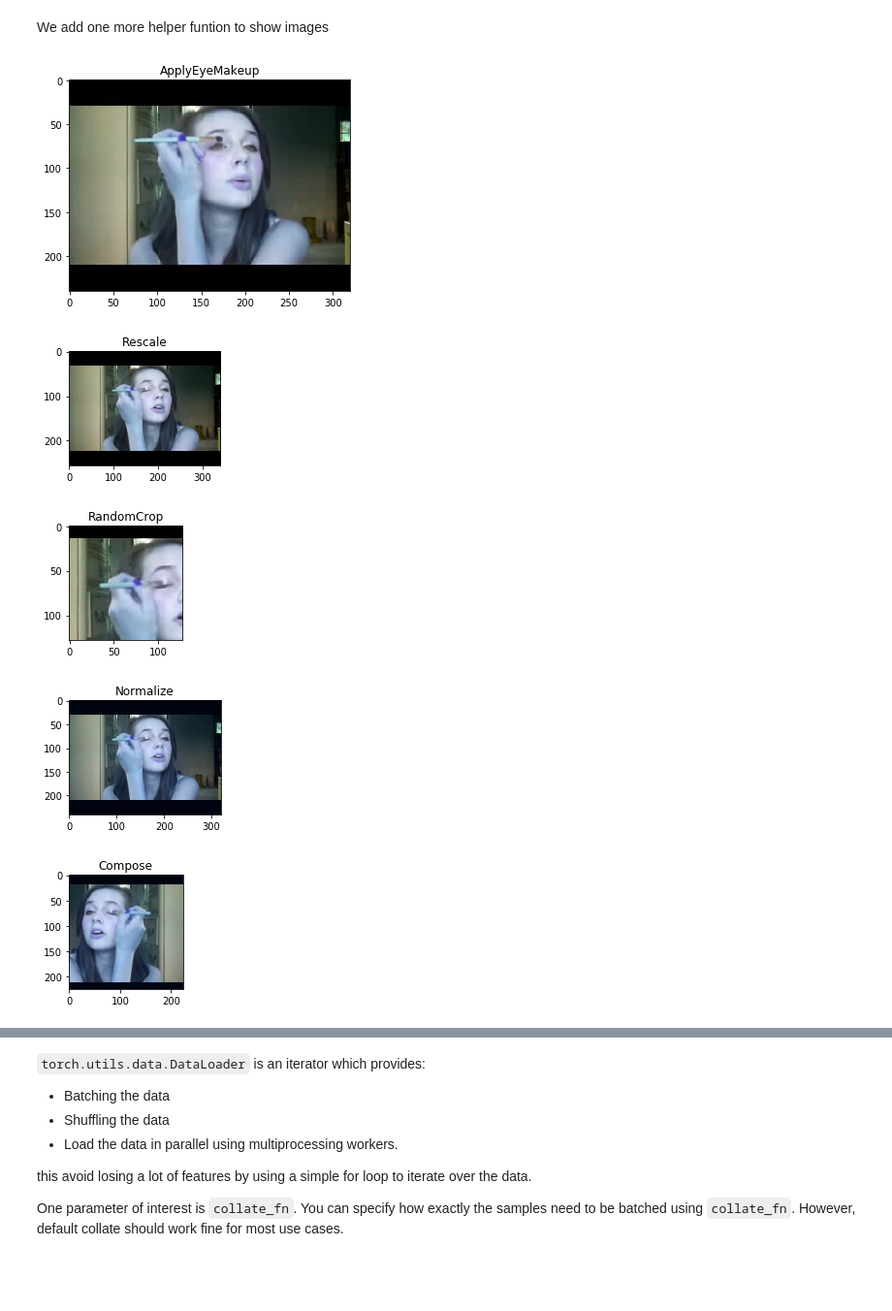
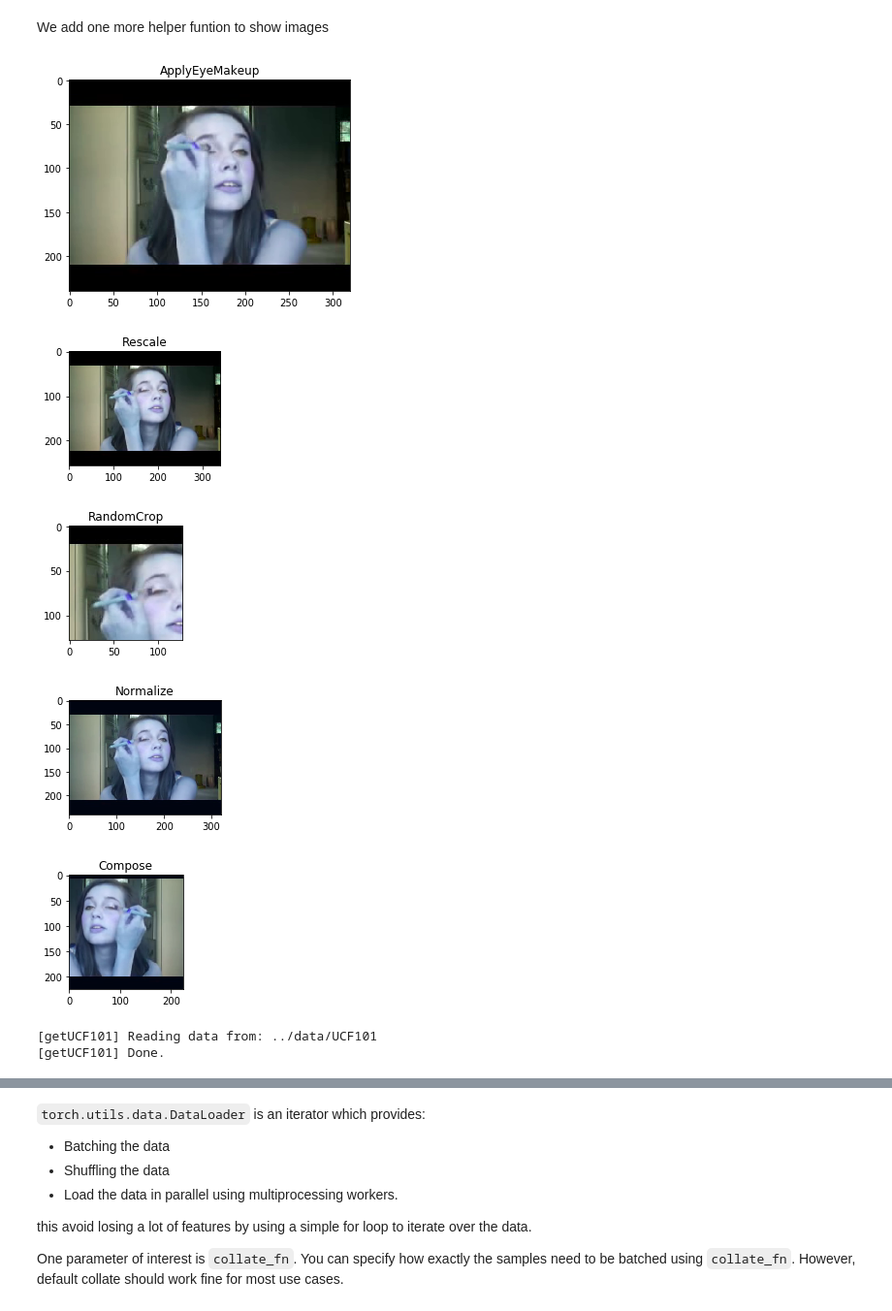
Before and after one commit to andreamunafo/friendly-robot, a Jupyter notebook: notebooks/09-action-detection-and-classification-in-videos.ipynb, the cells around one changed output, grey strips where cells are left out. Shown at 97% size. Cells and saved outputs as stored; diff of their text form; code cells hidden in the pictures; blank space fills up the shorter version.

Commit message:
Modify notebooks/09-action-detection-and-classification-in-videos.ipynb to be used on gcloud

```diff
--- a/notebooks/09-action-detection-and-classification-in-videos.ipynb
+++ b/notebooks/09-action-detection-and-classification-in-videos.ipynb
@@ -50 +63,7 @@ This function can be called with the location of the dataset
+# %%
+base_directory = pathlib.Path('../data/UCF101/')
+#base_directory.mkdir(parents=True, exist_ok=True)
+
+save_dir = pathlib.Path('../saved-mdls/09-action-detection-in-videos/')
+save_dir.mkdir(parents=True, exist_ok=True)
 # %%
@@ -132,7 +248,8 @@ This function can also convert the avi paths to hdf5.
 def loadFrame(filename, filetype='avi'):
     """
 
-    ref. VideoCapture property: https://docs.opencv.org/2.4/modules/highgui/doc/reading_and_writing_images_and_video.html#videocapture-get
+    ref. VideoCapture properties:
+         https://docs.opencv.org/2.4/modules/highgui/doc/reading_and_writing_images_and_video.html#videocapture-get
     """
 
     try:
@@ -146,34 +263,42 @@ def loadFrame(filename, filetype='avi'):
             frame = h['video'][frame_index]
         else:
             ### load file from AVI
-            cap = cv2.VideoCapture(filename)
+            cap = cv2.VideoCapture(filename.as_posix())
 
             if not cap.isOpened():
                 print(f"could not open {filename}")
-                return
+                frame = np.array([])
+                return frame
 
             nFrames = int(cap.get(cv2.CAP_PROP_FRAME_COUNT))
             #frameWidth   = int(cap.get(cv2.CAP_PROP_FRAME_WIDTH))
             #frameHeight  = int(cap.get(cv2.CAP_PROP_FRAME_HEIGHT))
             fps     = cap.get(cv2.CAP_PROP_FPS)
 
-            frame_index = np.random.randint(nFrames)
-            cap.set(cv2.CAP_PROP_POS_FRAMES, frame_index)
-
-            if cap.isOpened():
+            frame = None
+            while frame is None:
+                frame_index = np.random.randint(nFrames)
+                cap.set(cv2.CAP_PROP_POS_FRAMES, frame_index)
                 frameId = cap.get(cv2.CAP_PROP_POS_FRAMES) # current frame number
                 ret, frame = cap.read()
+                if frame is None:
+                    print(f'ERROR in file: {filename}, frame_index: {frame_index}. Retrying with different frame number.')
 
             cap.release()
-
 
         frame = frame.astype(np.float32)
 
     except ValueError as e:
         print(f"Exception: {filename} \n", e)
-    except:
-        print("Exception: " + filename)
-        print("Unexpected error:", sys.exc_info()[0])
+    except Exception as e:
+        print("Exception: " + filename.as_posix())
+        print("   Details: ", e)
+        print("loadFrame variables: ")
+        print("   - nFrames: ", nFrames)
+        print("   -     fps: ", fps)
+        print("   - frame_index: ", frame_index)
+
+        #print("Unexpected error:", sys.exc_info()[0])
         frame = np.array([])
 
     return frame
@@ -523,43 +649,43 @@ def show_image(image, label=None, normalize=True):
     plt.pause(0.001)  # pause a bit so that plots are updated
 # %%
 %matplotlib inline
-frame = loadFrame('../data/UCF101/UCF101-videos/v_ApplyEyeMakeup_g08_c01.avi', filetype='avi')
+frame = loadFrame(base_directory/'UCF-101/ApplyEyeMakeup/v_ApplyEyeMakeup_g08_c01.avi', filetype='avi')
 show_image(frame, 'ApplyEyeMakeup', normalize=True)
 # %% [output]
-[figure, old version]
+[figure, new version]
 # %%
 %matplotlib inline
 
 
 scale = Rescale(256)
 crop = RandomCrop(128)
 normalize = Normalize(mean = [0.485, 0.456, 0.406], std=[0.229, 0.224, 0.225])
 
 composed = transforms.Compose([Rescale(256),
                                RandomCrop(224),
                                RandomHorizontalFlip(1.),
                                Normalize()])
 
 # Apply each of the above transforms on sample.
 fig = plt.figure()
-sample = {'image': loadFrame('../data/UCF101/UCF101-videos/v_ApplyEyeMakeup_g08_c01.avi', filetype='avi'),
+sample = {'image': loadFrame(base_directory/'UCF-101/ApplyEyeMakeup/v_ApplyEyeMakeup_g08_c01.avi', filetype='avi'),
           'label': 0}
 
 for i, tsfrm in enumerate([scale, crop, normalize, composed]):
     transformed_sample = tsfrm(sample)
 
 
     ax = plt.subplot(2, 2, i + 1)
     plt.tight_layout()
     ax.set_title(type(tsfrm).__name__)
 
     # to check that Normalize() is working, call the function below with normalize=False
     show_image(**transformed_sample, normalize=True)
 # %% [output]
-[figure, old version]
+[figure, new version]
-[figure, old version]
+[figure, new version]
-[figure, old version]
+[figure, new version]
-[figure, old version]
+[figure, new version]
 # %%
 tsfms = transforms.Compose([Rescale(224),
                             RandomCrop(224),
@@ -567,8 +693,11 @@ tsfms = transforms.Compose([Rescale(224),
                             Normalize([0.485, 0.456, 0.406], [0.229, 0.224, 0.225]),
                             ToTensor()])
 # %%
-train_ds = SingleFrameDataset('../data/UCF101/', transform=tsfms)
+train_ds = SingleFrameDataset(base_directory, transform=tsfms)
 class_names = train_ds.class_list
+# %% [output]
+[getUCF101] Reading data from: ../data/UCF101
+[getUCF101] Done.
 # %%
 def sampleToImg(sample):
     # swap columns to be shown as image
```
Also changed, not shown: parts of 38 cells of this notebook.
